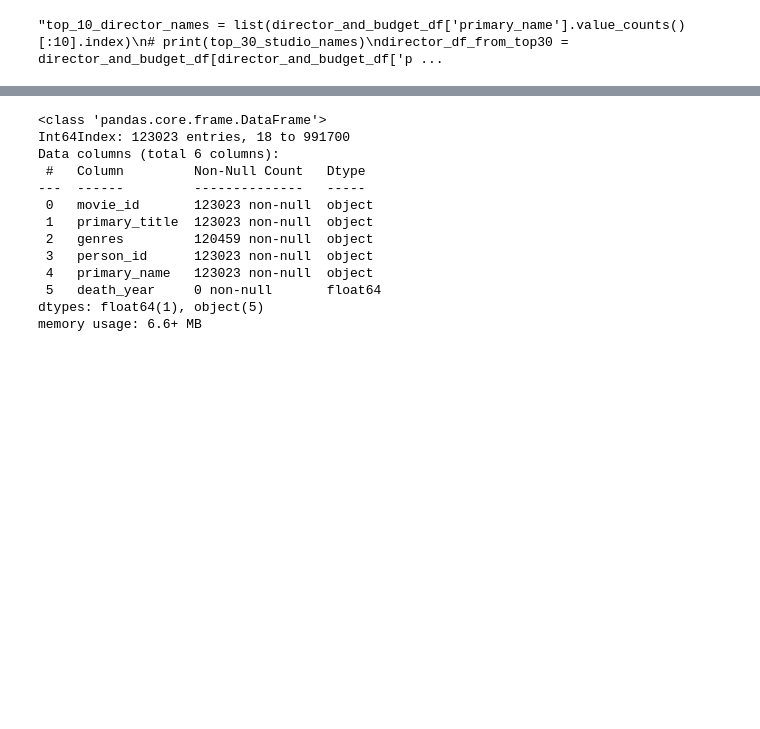
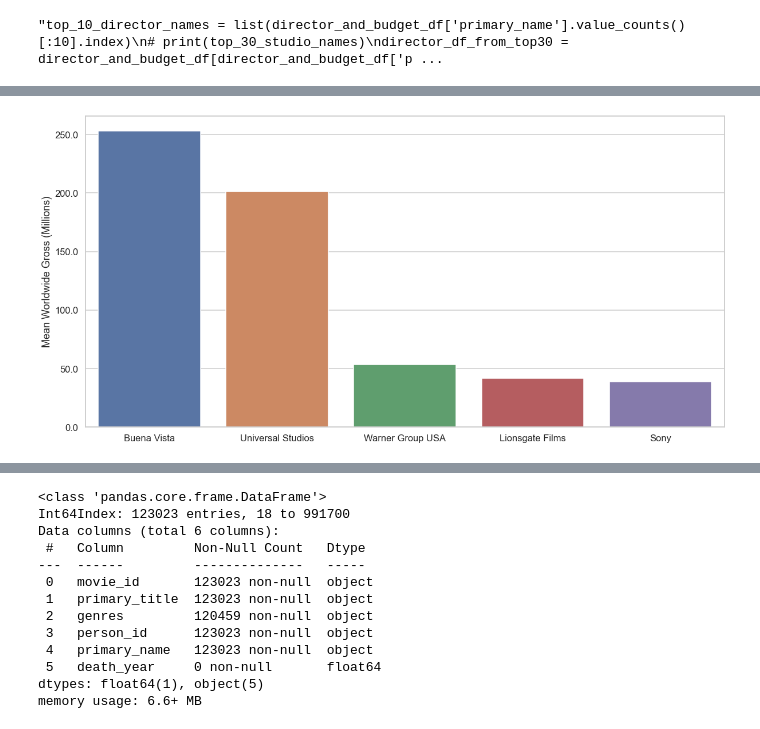
Before and after one commit to jlombino/dsc-phase-1-project-v2-4, a Jupyter notebook: Peter's Checkpoint.ipynb, the cells around one changed output, grey strips where cells are left out. Drawn from its saved outputs; the diff is of its cells as text; code cells hidden in the pictures; blank space fills up the shorter version.

```diff
--- a/Peter's Checkpoint.ipynb
+++ b/Peter's Checkpoint.ipynb
@@ -274,3 +277,16 @@ ax.set_yticklabels(ax.get_yticks()//1000000);
+# %%
+fig, ax = plt.subplots(figsize =(20,10))
+
+
+sns.barplot(x = ['Buena Vista', 'Universal Studios', 'Warner Group USA', 'Lionsgate Films', 'Sony'], y =studio_means['clean_worldwide'][:5])
+sns.set_theme(context = 'talk',style='whitegrid')
+fig.patch.set_facecolor('xkcd:white')
+# ax.set_xlabel('Movie Studios')
+# ax.set_title('Top 5 Movie Studios', fontsize = 32)
+ax.set_ylabel('Mean Worldwide Gross (Millions)')
+ax.set_yticklabels(ax.get_yticks()//1000000);
+# %% [output]
+[figure, added]
 # %%
 fig2, ax2 = plt.subplots(figsize =(20,10))
 
```
Also changed, not shown: parts of 5 cells of this notebook.
